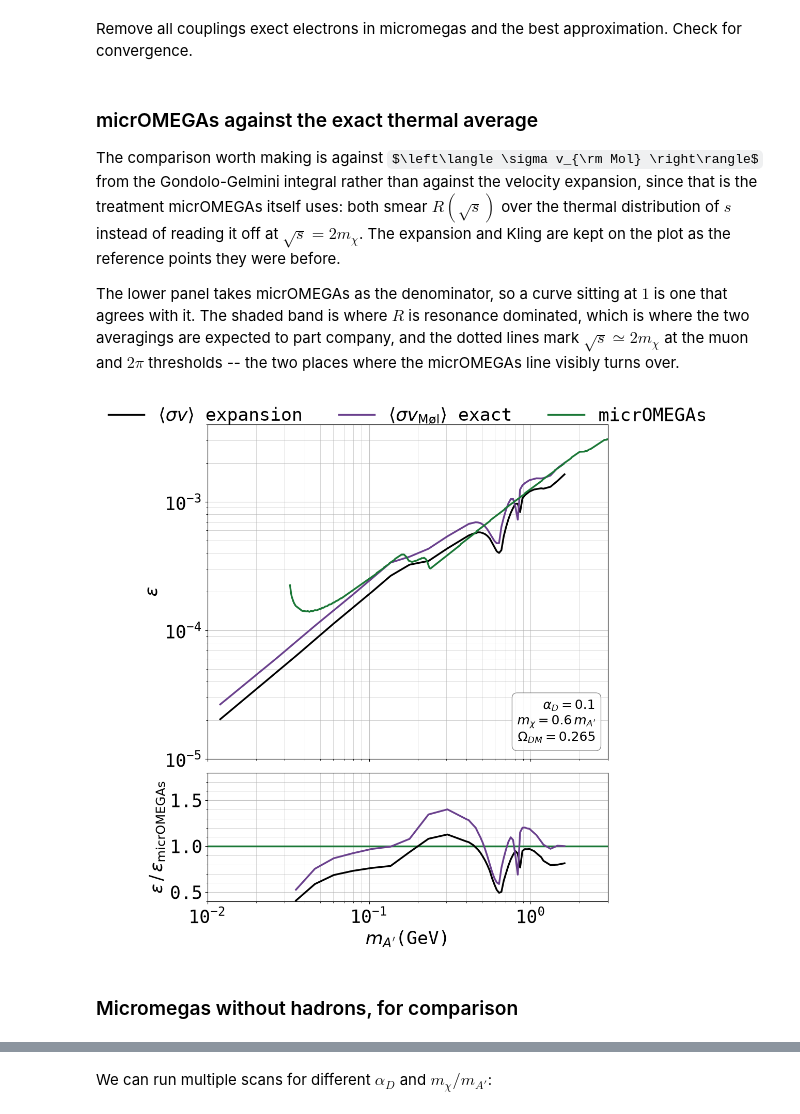
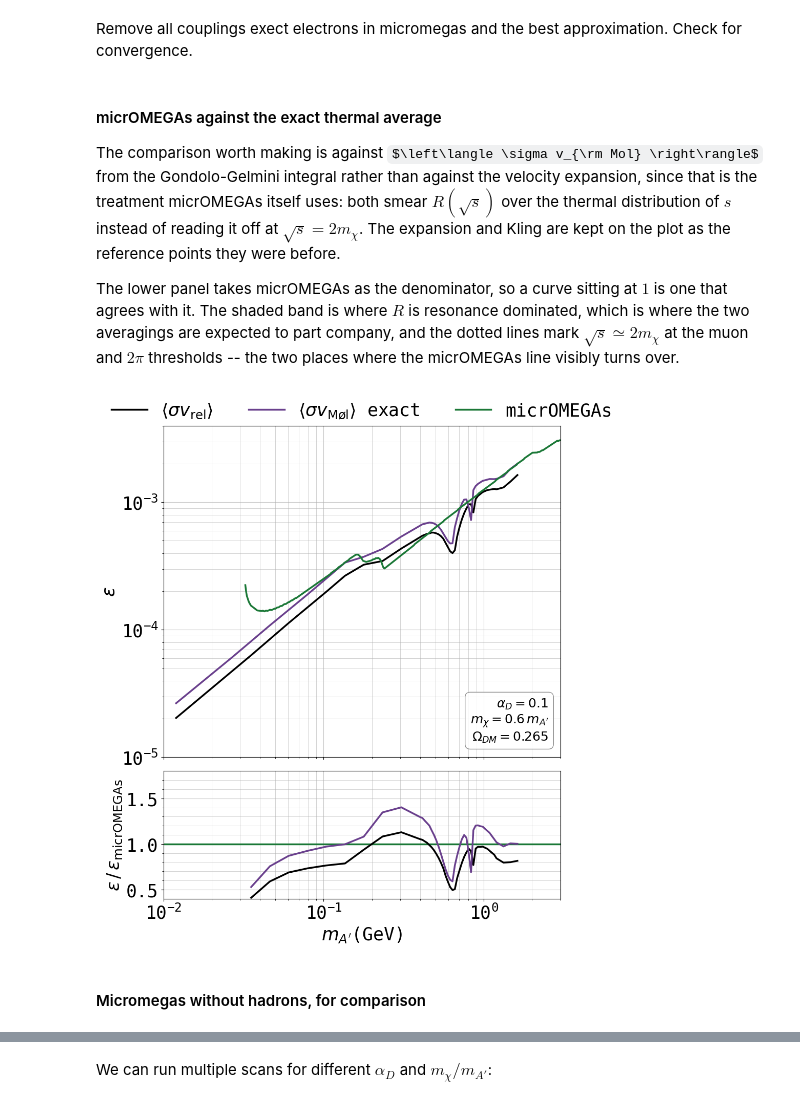
Before and after one commit to sgogoeg/bcgs_internship, a Jupyter notebook: Code/Relic_Abundance.ipynb, the cells around one changed output, grey strips where cells are left out. Drawn from its saved outputs; the diff is of its cells as text; code cells hidden in the pictures; some formulas as TeX source.

```diff
--- a/Code/Relic_Abundance.ipynb
+++ b/Code/Relic_Abundance.ipynb
@@ -1300,7 +1300,7 @@ plt.show()
 # %% [markdown]
 Remove all couplings exect electrons in micromegas and the best approximation. Check for convergence.
 # %% [markdown]
-### micrOMEGAs against the exact thermal average
+#### micrOMEGAs against the exact thermal average
 
 The comparison worth making is against $\left\langle \sigma v_{\rm Mol} \right\rangle$ from the Gondolo-Gelmini integral rather than against the velocity expansion, since that is the treatment micrOMEGAs itself uses: both smear $R(\sqrt{s})$ over the thermal distribution of $s$ instead of reading it off at $\sqrt{s} = 2 m_\chi$. The expansion and Kling are kept on the plot as the reference points they were before.
 
@@ -1368,7 +1368,7 @@ for _a in (ax, axr):
 ax.set_yscale('log')
 
 ax.plot(ma_moller, eps_exp_m, color = 'black', linewidth = 2.5,
-        label = r"$\left\langle \sigma v \right\rangle$ expansion")
+        label = r"$\left\langle \sigma v_{\rm rel} \right\rangle$")
 ax.plot(ma_moller, eps_gg, color = '#6a408d', linewidth = 2.5,
         label = r"$\left\langle \sigma v_{\rm M\o l} \right\rangle$ exact")
 ax.plot(ma_micro, eps_micro, color = '#1b7837', linewidth = 2.5,
@@ -1397,37 +1397,37 @@ _kling_on_micro = np.exp(np.interp(np.log(ma_micro),
 # Setting a costumised legend:
 handles, labels = ax.get_legend_handles_labels() # get all legend items
 desired_order = range(len(handles))  # change the order of legend elements
 
 ax.legend(
     [handles[i] for i in desired_order],
     [labels[i] for i in desired_order],
     loc = 'upper center',
-    bbox_to_anchor = (0.5, 1.10),  # center top, above axes
+    bbox_to_anchor = (0.5, 1.12),  # center top, above axes
     ncol = 3,                      # spread horizontally
     frameon = False                # removes legend border
 )
 
 # Define how much to zoom out from the data plotting range (cm):
 x_min = 1e-2
 x_max = 3
 
 # Tighter than the other relic plots on purpose:
 y_min = 1e-5
 y_max = 4e-3
 
 # Set the new plotting limits explicitly
 ax.set_xbound(x_min, x_max)
 ax.set_ybound(y_min, y_max)
 axr.set_xbound(x_min, x_max)
 axr.set_ybound(0.4, 1.8)
 
 # Save and show the figure:
 plt.savefig("figures/relic_abundance_micromegas_moller.pdf", bbox_inches='tight')
 plt.show()
 # %% [output]
-[figure, old version]
+[figure, new version]
 # %% [markdown]
-### Micromegas without hadrons, for comparison
+#### Micromegas without hadrons, for comparison
 # %%
 ### Reading the micrOMEGAs scan run with only the electron coupling.
 
```
Also changed, not shown: parts of 17 cells of this notebook, 35 other files.
